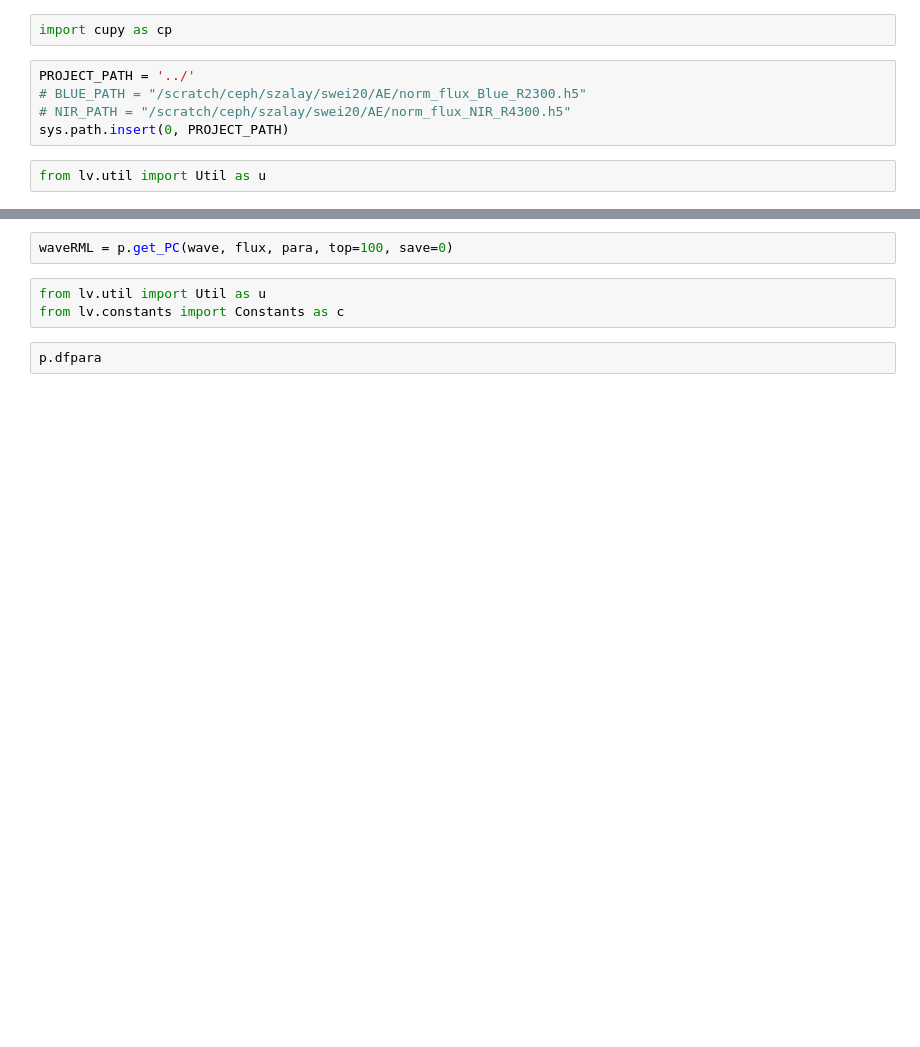
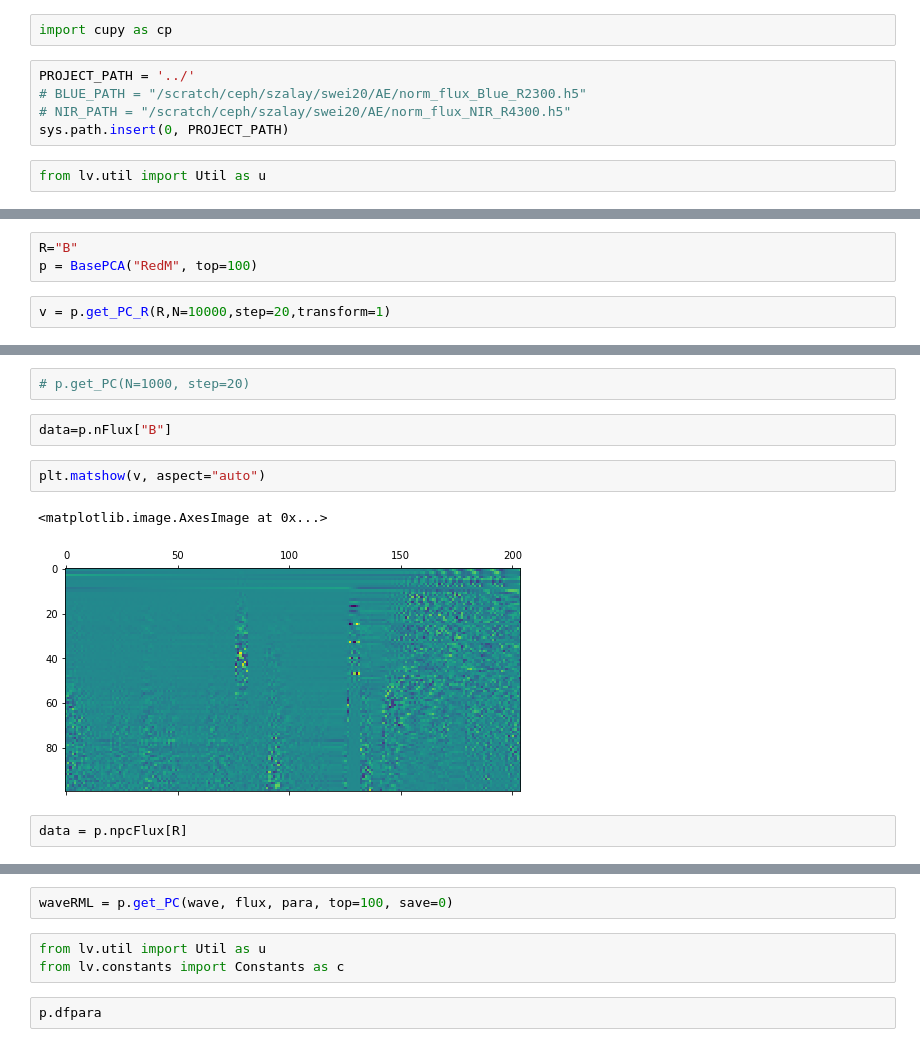
Before and after one commit to ViskaWei/LV, a Jupyter notebook: nb/RML_PCA.ipynb, the cells around one changed output, grey strips where cells are left out. Saved outputs shown, nothing was run; the diff lists cells and outputs as text; blank space fills up the shorter version.

```diff
--- a/nb/RML_PCA.ipynb
+++ b/nb/RML_PCA.ipynb
@@ -27,0 +26,5 @@ ModuleNotFoundError: No module named 'lv.pca.logPCA'; 'lv.pca' is not a package
+# %%
+R="B"
+p = BasePCA("RedM", top=100)
+# %%
+v = p.get_PC_R(R,N=10000,step=20,transform=1)
@@ -35,0 +84,11 @@ p = PCA()
+# %%
+# p.get_PC(N=1000, step=20)
+# %%
+data=p.nFlux["B"]
+# %%
+plt.matshow(v, aspect="auto")
+# %% [output]
+<matplotlib.image.AxesImage at 0x...>
+[figure, added]
+# %%
+data = p.npcFlux[R]
```
Also changed, not shown: parts of 23 cells of this notebook, 7 other files.
